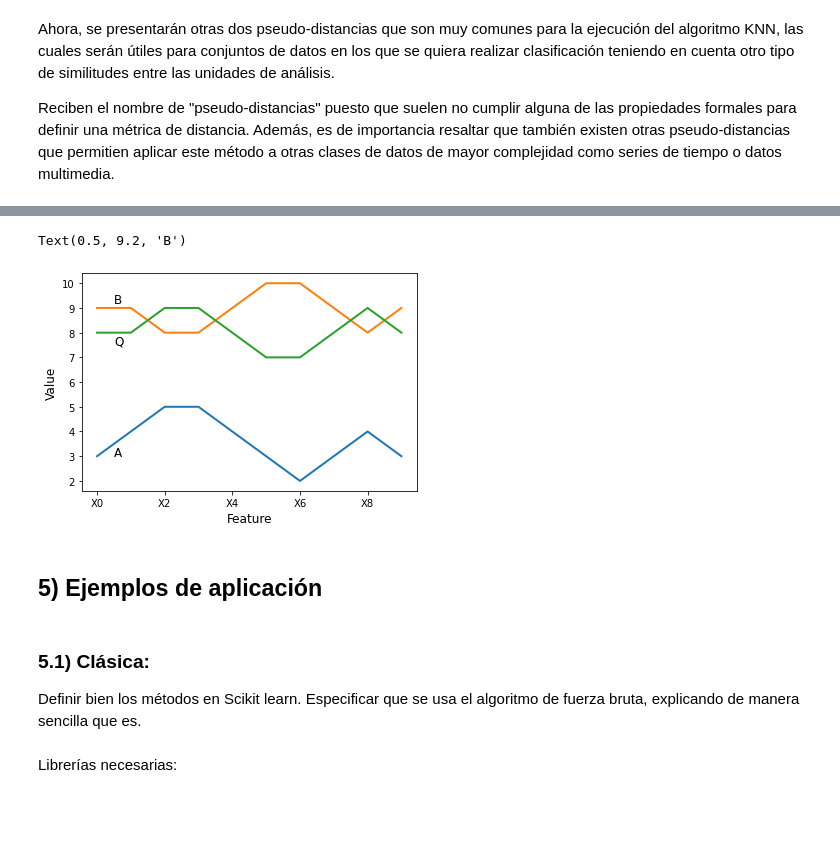
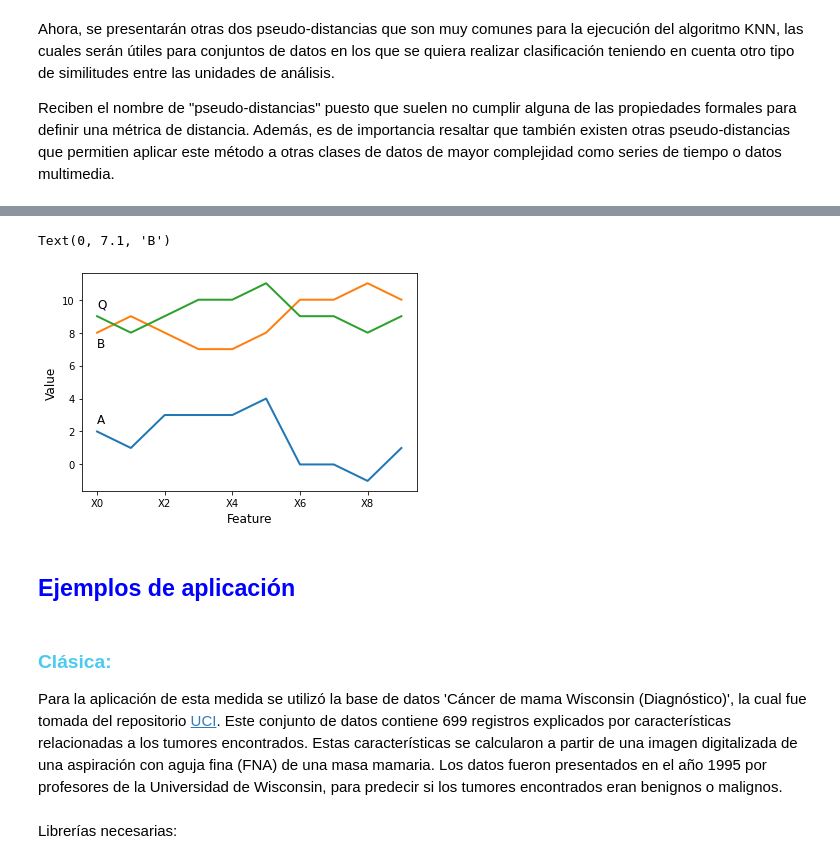
Before and after one commit to StefaniaRojas/Mineria-de-datos, a Jupyter notebook: Trabajo_Minería.ipynb, the cells around one changed output, grey strips where cells are left out. Drawn from its saved outputs; the diff is of its cells as text; code cells hidden in the pictures; blank space fills up the shorter version.

```diff
--- a/Trabajo_Minería.ipynb
+++ b/Trabajo_Minería.ipynb
@@ -306,27 +326,27 @@ Con $\bar{p}$ y $s_p$ como la media y desviación estándar de los valores en el
 # %%
 cols = ['Ex','X0','X1','X2','X3','X4','X5','X6','X7','X8','X9']
-cd = [['A',3,4,5,5,4,3,2,3,4,3],
-      ['B',9,9,8,8,9,10,10,9,8,9],
-      ['Q',8,8,9,9,8,7,7,8,9,8]]
+cd = [['A',2,1,3,3,3,4,0,0,-1,1],
+      ['B',8,9,8,7,7,8,10,10,11,10],
+      ['Q',9,8,9,10,10,11,9,9,8,9]]
 corr = pd.DataFrame(cd, columns = cols)
 corr = corr.set_index('Ex')
 corr
 %matplotlib inline
 pl = corr.T.plot(linewidth=2,legend = False)
 pl.set_xlabel('Feature',fontsize = 12)
 pl.set_ylabel('Value',fontsize = 12)
-pl.text(0.5,3, 'A', fontsize=12)
-pl.text(0.5,7.5, 'Q', fontsize=12)
-pl.text(0.5,9.2, 'B', fontsize=12)
+pl.text(0,2.5, 'A', fontsize=12)
+pl.text(0,9.5, 'Q', fontsize=12)
+pl.text(0,7.1, 'B', fontsize=12)
 # %% [output]
-Text(0.5, 9.2, 'B')
+Text(0, 7.1, 'B')
-[figure, old version]
+[figure, new version]
 # %% [markdown]
-## 5) Ejemplos de aplicación
+## <font color= blue>Ejemplos de aplicación
-# %% [markdown]
-
-### 5.1) Clásica:
-Definir bien los métodos en Scikit learn. Especificar que se usa el algoritmo de fuerza bruta, explicando de manera sencilla que es.
+# %% [markdown]
+
+###  <font color= #4CC9F0 > **Clásica:**
+Para la aplicación de esta medida se utilizó la base de datos 'Cáncer de mama Wisconsin (Diagnóstico)', la cual fue tomada del repositorio [UCI](https://archive.ics.uci.edu/ml/datasets/Breast+Cancer+Wisconsin+%28Diagnostic%29). Este conjunto de datos contiene 699 registros explicados por características relacionadas a los tumores encontrados. Estas características se calcularon a partir de una imagen digitalizada de una aspiración con aguja fina (FNA) de una masa mamaria. Los datos fueron presentados en el año 1995 por  profesores de la Universidad de Wisconsin, para predecir si los tumores encontrados eran benignos o malignos.
 # %% [markdown]
 Librerías necesarias:
 # %%
```
Also changed, not shown: parts of 174 cells of this notebook.
